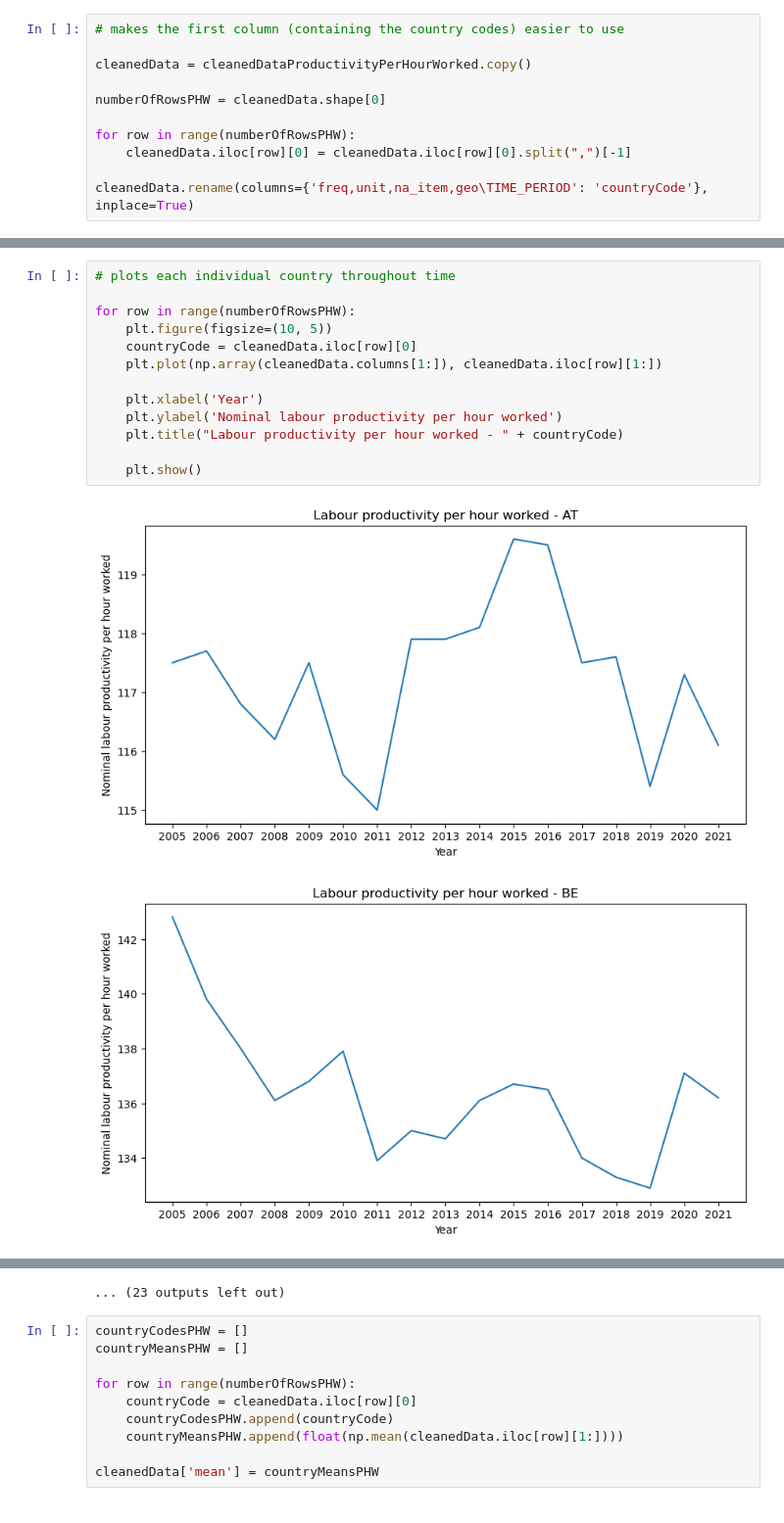
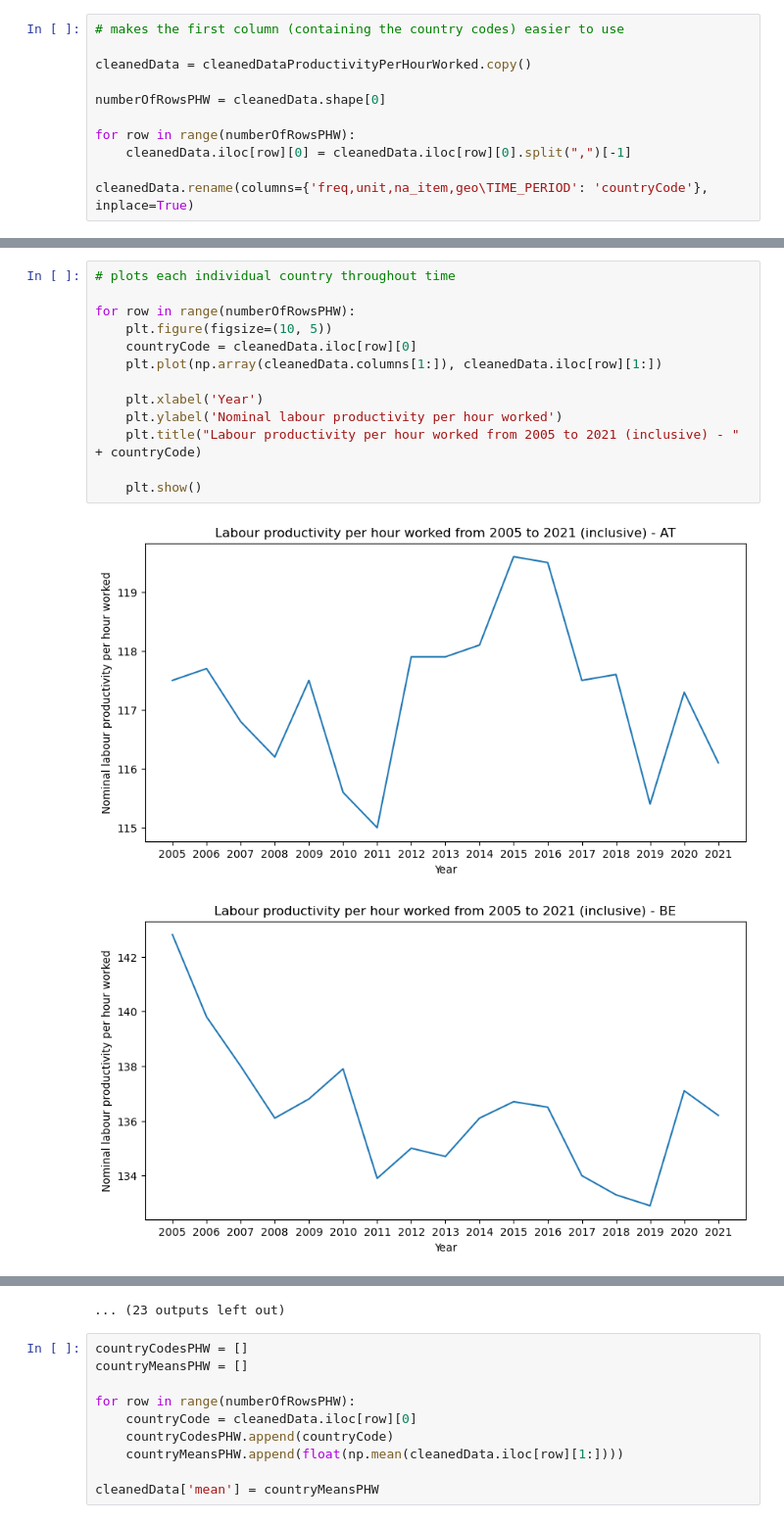
Before and after one commit to JoanneLin168/ADS-European-Productivity, a Jupyter notebook: Notebooks/originalProductivityDataset.ipynb, the cells around one changed output, grey strips where cells are left out. Shown at 98% size. Cells and saved outputs as stored; diff of their text form.

Commit message:
Corrected some of the graphs' legends and titles

```diff
--- a/Notebooks/originalProductivityDataset.ipynb
+++ b/Notebooks/originalProductivityDataset.ipynb
@@ -108,16 +108,16 @@ Text(0.5, 1.0, 'Labour productivity per hour worked')
 # %%
 # plots each individual country throughout time
 
 for row in range(numberOfRowsPHW):
     plt.figure(figsize=(10, 5))
     countryCode = cleanedData.iloc[row][0]
     plt.plot(np.array(cleanedData.columns[1:]), cleanedData.iloc[row][1:])
 
     plt.xlabel('Year')
     plt.ylabel('Nominal labour productivity per hour worked')
-    plt.title("Labour productivity per hour worked - " + countryCode)
+    plt.title("Labour productivity per hour worked from 2005 to 2021 (inclusive) - " + countryCode)
 
     plt.show()
 # %% [output]
-[figure, old version]
+[figure, new version]
-[figure, old version]
+[figure, new version]
```
Also changed, not shown: parts of 4 cells of this notebook, 3 other files.
